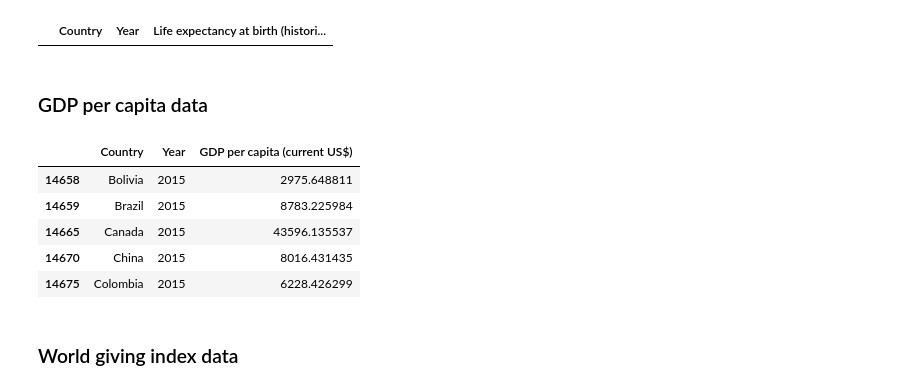
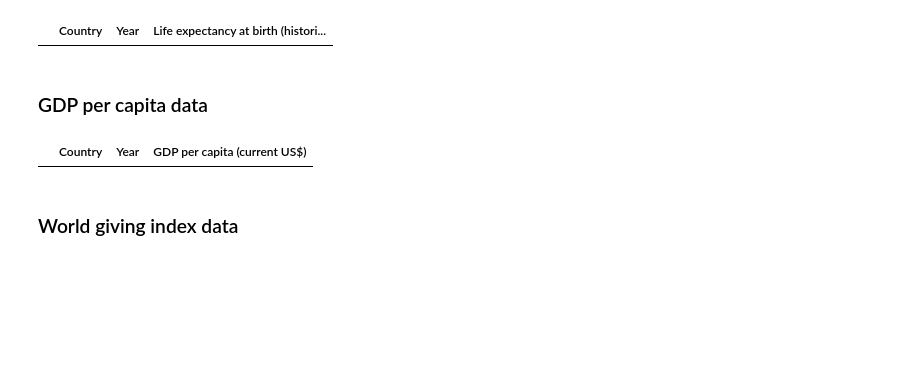
Before and after one commit to thirdcoffee/predicting-world-happiness, a Jupyter notebook: notebooks/predictor.ipynb, the cells around one changed output. Saved outputs shown, nothing was run; the diff lists cells and outputs as text; code cells hidden in the pictures; blank space fills up the shorter version.

```diff
--- a/notebooks/predictor.ipynb
+++ b/notebooks/predictor.ipynb
@@ -300,32 +352,32 @@ le_df.loc[le_df['Life expectancy at birth (historical)'].isna()]
 # %%
 gdp_df = pd.read_csv('../data/gdp-per-capita.csv')
 
 # Drop unnecessary columns
 gdp_df.drop(columns=['Country Code', 'Indicator Name', 'Indicator Code', 'Unnamed: 67'], inplace=True)
 
 # Rename country column to match other frames
 gdp_df.rename(columns={'Country Name': 'Country'}, inplace=True)
+
+# Rename some countries to match other data
+gdp_df['Country'].replace({'Iran, Islamic Rep.': 'Iran',
+                          'Korea, Rep.': 'South Korea',
+                          'Egypt, Arab Rep.': 'Egypt'}, inplace=True)
 
 # Melt frame
 gdp_df = pd.melt(gdp_df, id_vars=['Country'], var_name='Year', value_name='GDP per capita (current US$)')
 
 # Convert Year to int
 gdp_df['Year'] = gdp_df['Year'].astype(int)
 
 # Filter to 2015-2021
 gdp_df = gdp_df.loc[gdp_df['Year'].isin(range(start_year, end_year+1))]
 
 # Filter to country set
 gdp_df = gdp_df[gdp_df['Country'].isin(country_set)]
 
 gdp_df.loc[gdp_df['GDP per capita (current US$)'].isna()]
 # %% [output]
 |  | Country | Year | GDP per capita (current US$) |
-| 14658 | Bolivia | 2015 | 2975.648811 |
-| 14659 | Brazil | 2015 | 8783.225984 |
-| 14665 | Canada | 2015 | 43596.135537 |
-| 14670 | China | 2015 | 8016.431435 |
-| 14675 | Colombia | 2015 | 6228.426299 |
 # %% [markdown]
 ### World giving index data
 # %%
```
Also changed, not shown: parts of 15 cells of this notebook.
